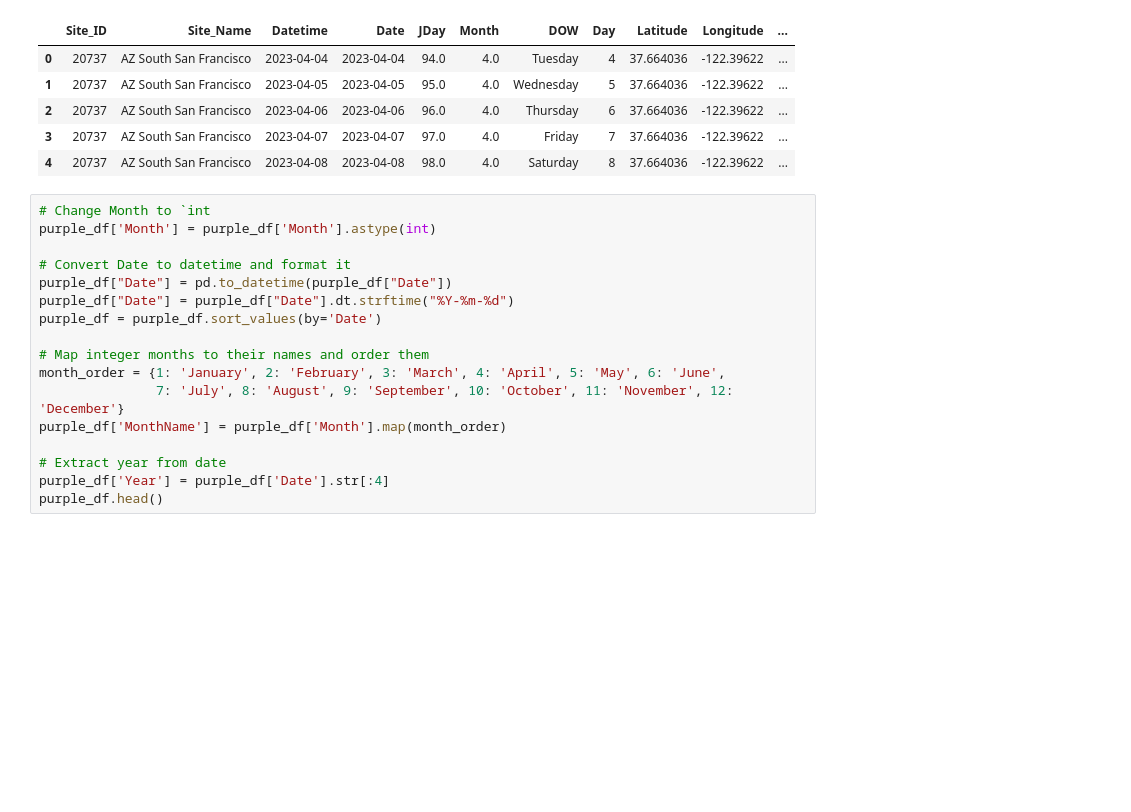
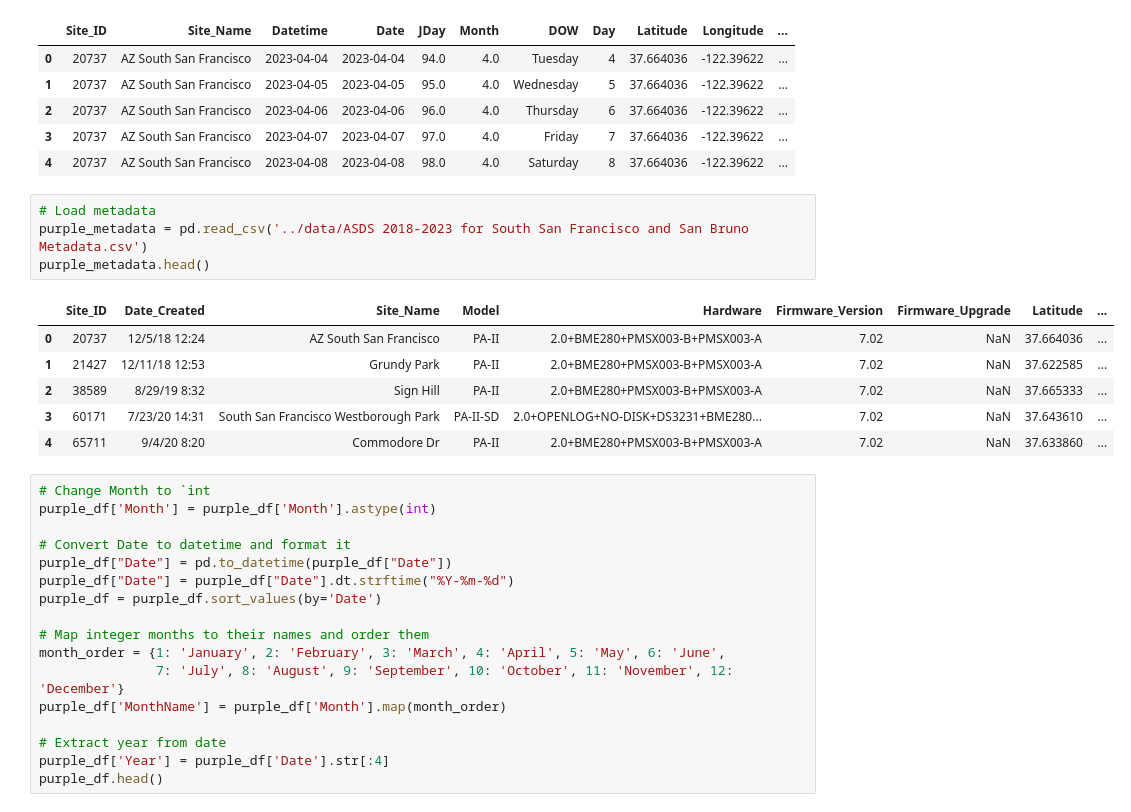
Before and after one commit to macks26/rise-south-city-dashboard, a Jupyter notebook: code/asds_eda.ipynb, the cells around one changed output. Saved outputs shown, nothing was run; the diff lists cells and outputs as text; blank space fills up the shorter version.

```diff
--- a/code/asds_eda.ipynb
+++ b/code/asds_eda.ipynb
@@ -14,6 +16,17 @@ purple_df.head()
 | 2 | 20737 | AZ South San Francisco | 2023-04-06 | 2023-04-06 | 96.0 | 4.0 | Thursday | 6 | 37.664036 | -122.39622 | ... |
 | 3 | 20737 | AZ South San Francisco | 2023-04-07 | 2023-04-07 | 97.0 | 4.0 | Friday | 7 | 37.664036 | -122.39622 | ... |
 | 4 | 20737 | AZ South San Francisco | 2023-04-08 | 2023-04-08 | 98.0 | 4.0 | Saturday | 8 | 37.664036 | -122.39622 | ... |
+# %%
+# Load metadata
+purple_metadata = pd.read_csv('../data/ASDS 2018-2023 for South San Francisco and San Bruno Metadata.csv')
+purple_metadata.head()
+# %% [output]
+|  | Site_ID | Date_Created | Site_Name | Model | Hardware | Firmware_Version | Firmware_Upgrade | Latitude | ... |
+| 0 | 20737 | 12/5/18 12:24 | AZ South San Francisco | PA-II | 2.0+BME280+PMSX003-B+PMSX003-A | 7.02 | NaN | 37.664036 | ... |
+| 1 | 21427 | 12/11/18 12:53 | Grundy Park | PA-II | 2.0+BME280+PMSX003-B+PMSX003-A | 7.02 | NaN | 37.622585 | ... |
+| 2 | 38589 | 8/29/19 8:32 | Sign Hill | PA-II | 2.0+BME280+PMSX003-B+PMSX003-A | 7.02 | NaN | 37.665333 | ... |
+| 3 | 60171 | 7/23/20 14:31 | South San Francisco Westborough Park | PA-II-SD | 2.0+OPENLOG+NO-DISK+DS3231+BME280... | 7.02 | NaN | 37.643610 | ... |
+| 4 | 65711 | 9/4/20 8:20 | Commodore Dr | PA-II | 2.0+BME280+PMSX003-B+PMSX003-A | 7.02 | NaN | 37.633860 | ... |
 # %%
 # Change Month to `int
 purple_df['Month'] = purple_df['Month'].astype(int)
```
Also changed, not shown: parts of 4 cells of this notebook, 2 other files.
